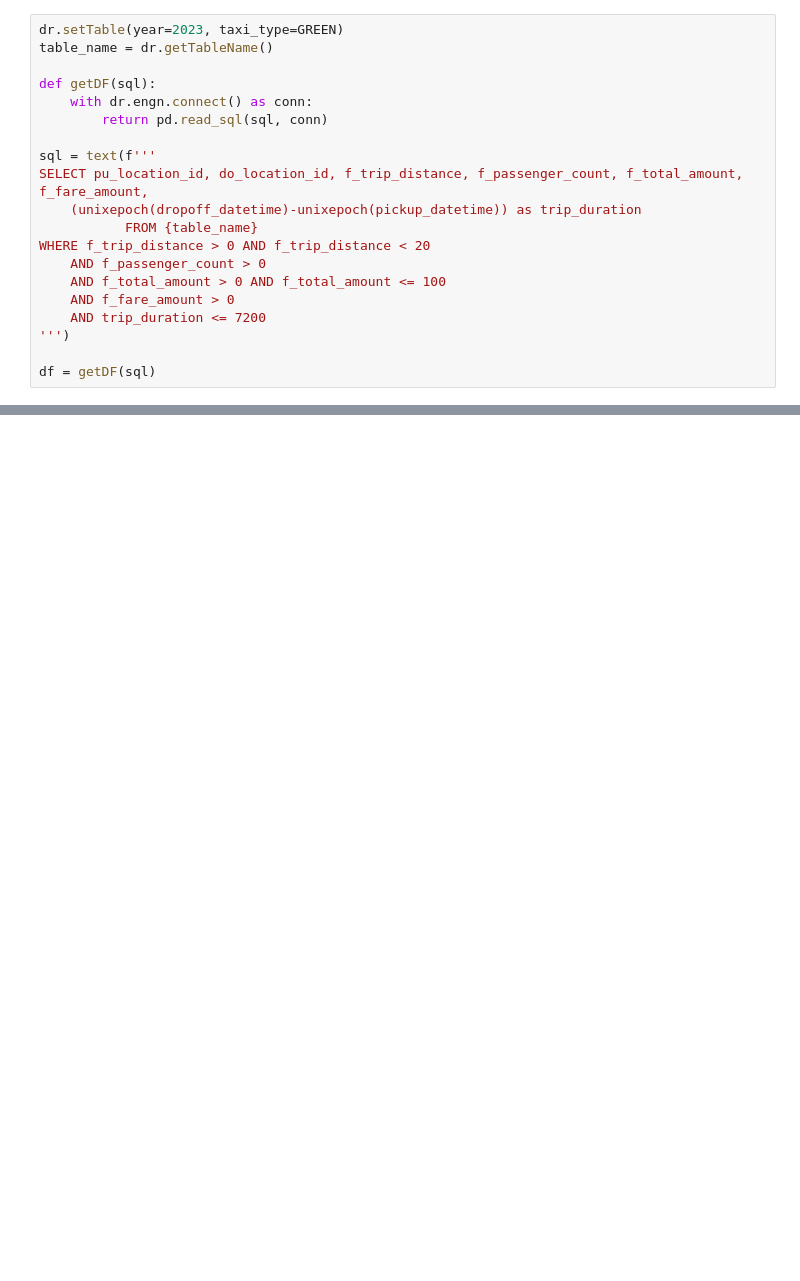
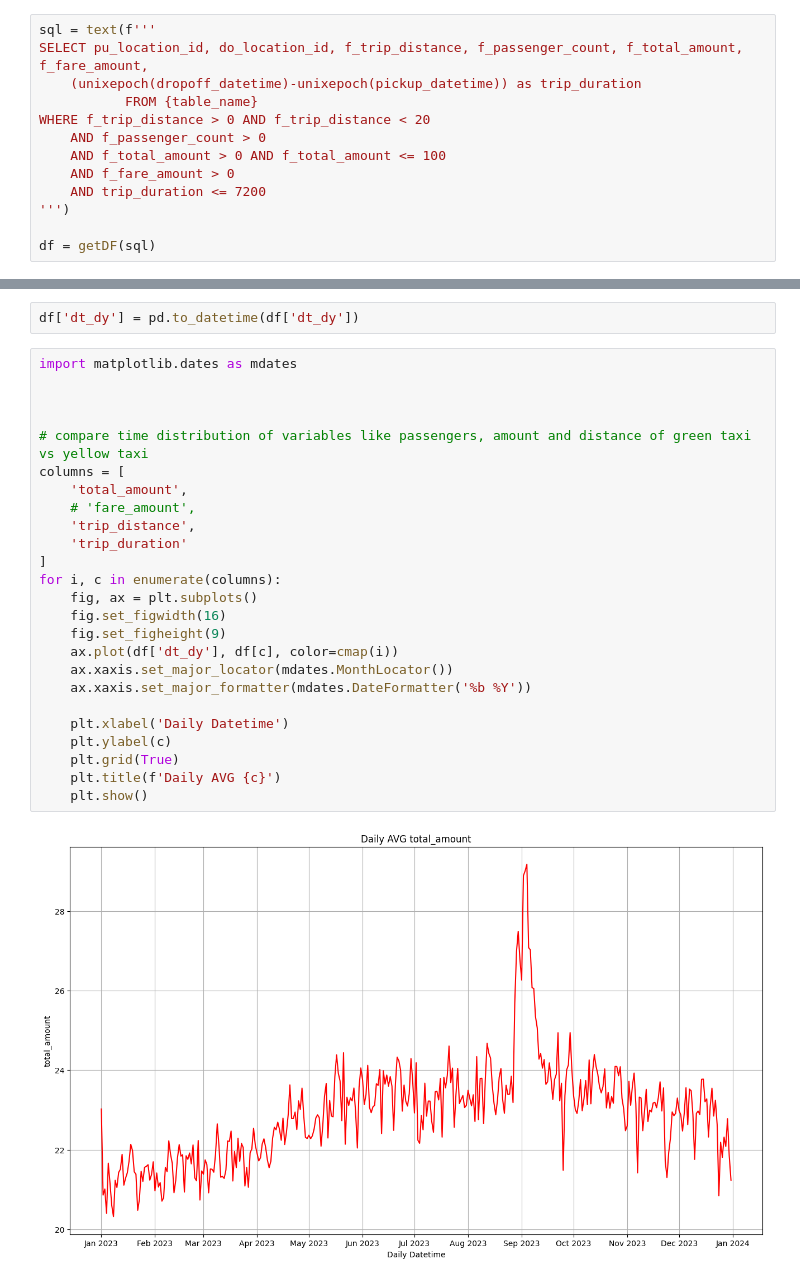
Before and after one commit to IshMakwana/DSCapstone, a Jupyter notebook: eda_charts.ipynb, the cells around one changed output, grey strips where cells are left out. Drawn from its saved outputs; the diff is of its cells as text; blank space fills up the shorter version.

```diff
--- a/eda_charts.ipynb
+++ b/eda_charts.ipynb
@@ -20,11 +19,4 @@ dr = TaxiDBReader()
 # %%
-dr.setTable(year=2023, taxi_type=GREEN)
-table_name = dr.getTableName()
-
-def getDF(sql):
-    with dr.engn.connect() as conn:
-        return pd.read_sql(sql, conn)
-
 sql = text(f'''
 SELECT pu_location_id, do_location_id, f_trip_distance, f_passenger_count, f_total_amount, f_fare_amount,
     (unixepoch(dropoff_datetime)-unixepoch(pickup_datetime)) as trip_duration
@@ -88,0 +170,29 @@ for i, c in enumerate(columns):
+# %%
+df['dt_dy'] = pd.to_datetime(df['dt_dy'])
+# %%
+import matplotlib.dates as mdates
+
+
+
+# compare time distribution of variables like passengers, amount and distance of green taxi vs yellow taxi
+columns = [
+    'total_amount',
+    # 'fare_amount',
+    'trip_distance',
+    'trip_duration'
+]
+for i, c in enumerate(columns):
+    fig, ax = plt.subplots()
+    fig.set_figwidth(16)
+    fig.set_figheight(9)
+    ax.plot(df['dt_dy'], df[c], color=cmap(i))
+    ax.xaxis.set_major_locator(mdates.MonthLocator())
+    ax.xaxis.set_major_formatter(mdates.DateFormatter('%b %Y'))
+
+    plt.xlabel('Daily Datetime')
+    plt.ylabel(c)
+    plt.grid(True)
+    plt.title(f'Daily AVG {c}')
+    plt.show()
+# %% [output]
+[figure, added]
```
Also changed, not shown: parts of 9 cells of this notebook, 1 other file.
